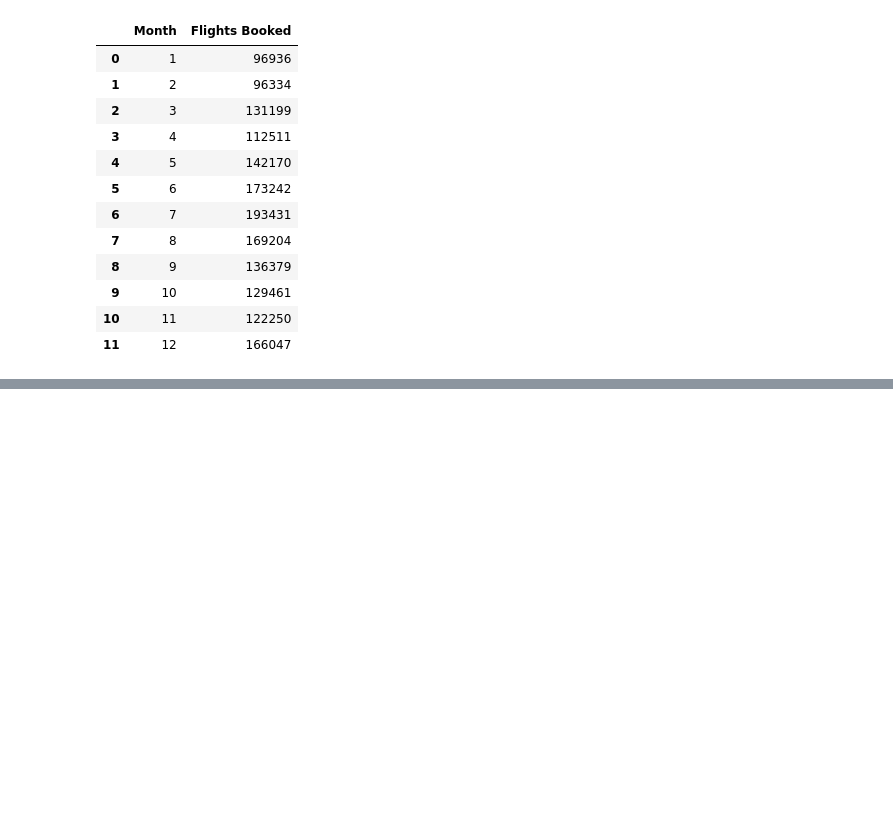
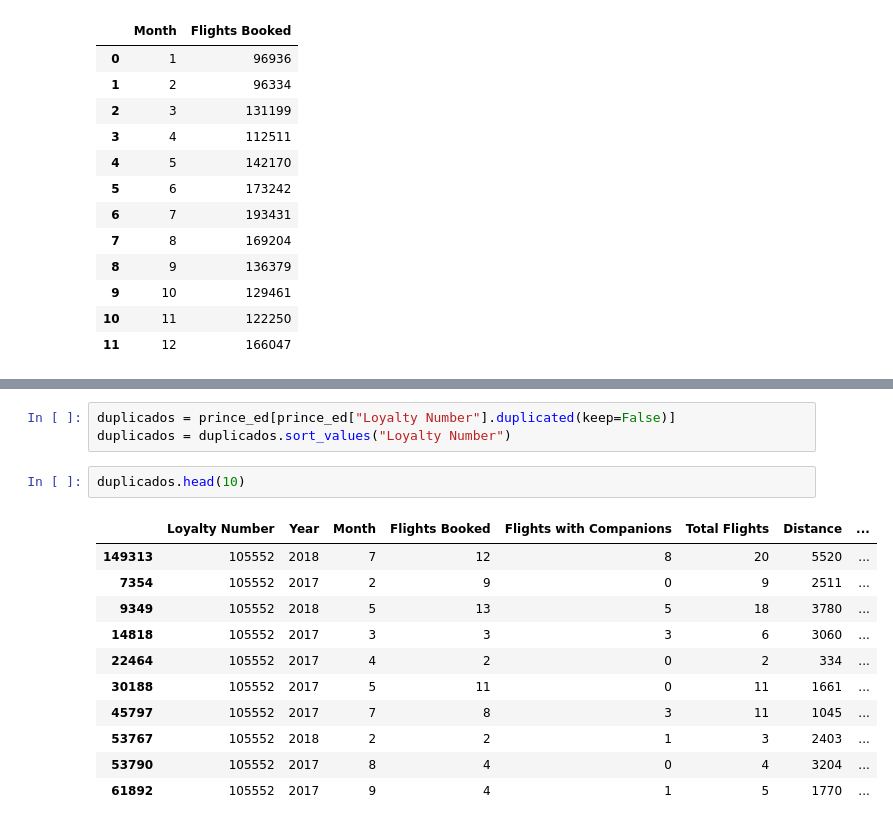
Before and after one commit to Adalab/bda-modulo-3-evaluacion-final-Andrea-Gauger, a Jupyter notebook: notebooks/03_visualizacion.ipynb, the cells around one changed output, grey strips where cells are left out. Drawn from its saved outputs; the diff is of its cells as text; blank space fills up the shorter version.

```diff
--- a/notebooks/03_visualizacion.ipynb
+++ b/notebooks/03_visualizacion.ipynb
@@ -194,0 +323,17 @@ plt.subplots_adjust(wspace=0.3)
+# %%
+duplicados = prince_ed[prince_ed["Loyalty Number"].duplicated(keep=False)]
+duplicados = duplicados.sort_values("Loyalty Number")
+# %%
+duplicados.head(10)
+# %% [output]
+|  | Loyalty Number | Year | Month | Flights Booked | Flights with Companions | Total Flights | Distance | ... |
+| 149313 | 105552 | 2018 | 7 | 12 | 8 | 20 | 5520 | ... |
+| 7354 | 105552 | 2017 | 2 | 9 | 0 | 9 | 2511 | ... |
+| 9349 | 105552 | 2018 | 5 | 13 | 5 | 18 | 3780 | ... |
+| 14818 | 105552 | 2017 | 3 | 3 | 3 | 6 | 3060 | ... |
+| 22464 | 105552 | 2017 | 4 | 2 | 0 | 2 | 334 | ... |
+| 30188 | 105552 | 2017 | 5 | 11 | 0 | 11 | 1661 | ... |
+| 45797 | 105552 | 2017 | 7 | 8 | 3 | 11 | 1045 | ... |
+| 53767 | 105552 | 2018 | 2 | 2 | 1 | 3 | 2403 | ... |
+| 53790 | 105552 | 2017 | 8 | 4 | 0 | 4 | 3204 | ... |
+| 61892 | 105552 | 2017 | 9 | 4 | 1 | 5 | 1770 | ... |
```
Also changed, not shown: parts of 21 cells of this notebook, 4 other files.
